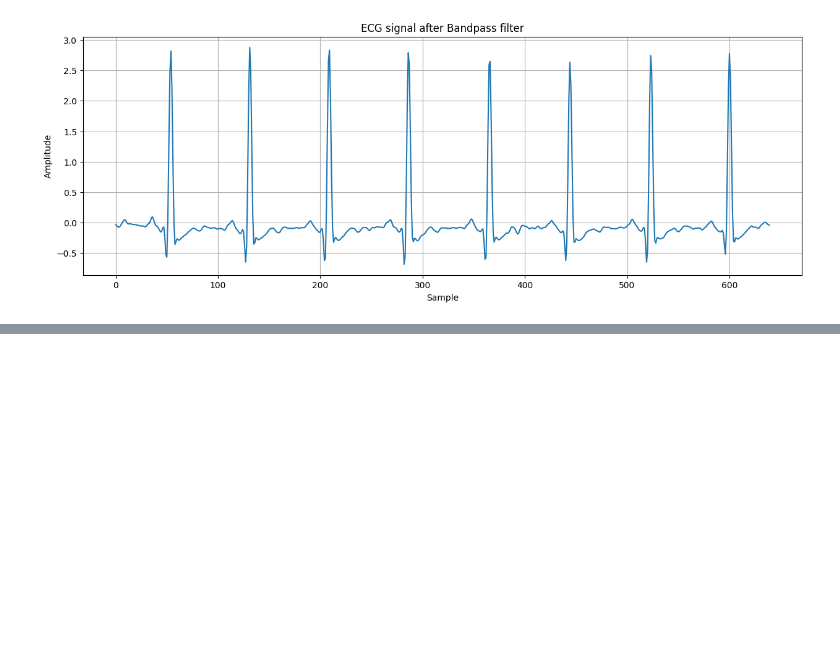
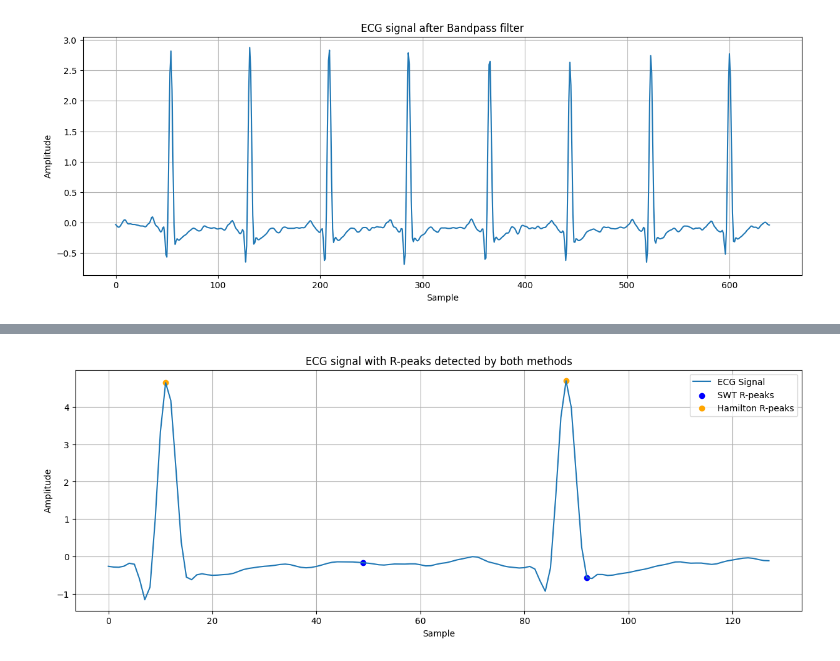
Before and after one commit to SadaruwanSRI/Forecasting-for-anomaly-detection-on-ECG, a Jupyter notebook: EDA.ipynb, the cells around one changed output, grey strips where cells are left out. Cells and saved outputs as stored; diff of their text form; code cells hidden in the pictures; blank space fills up the shorter version.

```diff
--- a/EDA.ipynb
+++ b/EDA.ipynb
@@ -510,0 +217,20 @@ ModuleNotFoundError: No module named 'xgboost'
+# %%
+detectors = Detectors(fs)
+qrs_frames_swt = detectors.swt_detector(ecg_signal)
+qrs_frames_hamilton = bsp_ecg.hamilton_segmenter(
+    signal = np.array(ecg_signal),
+    sampling_rate = fs)
+# %%
+# plot the signal with R-peaks detected by both methods
+plt.figure(figsize=(15, 5))
+plt.plot(ecg_signal, label='ECG Signal')
+plt.scatter(qrs_frames_swt, ecg_signal[qrs_frames_swt], color='blue', label='SWT R-peaks')
+plt.scatter(qrs_frames_hamilton, ecg_signal[qrs_frames_hamilton], color='orange', label='Hamilton R-peaks')
+plt.title("ECG signal with R-peaks detected by both methods")
+plt.xlabel("Sample")
+plt.ylabel("Amplitude")
+plt.legend()
+plt.grid()
+plt.show()
+# %% [output]
+[figure, added]
```
Also changed, not shown: parts of 37 cells of this notebook.
